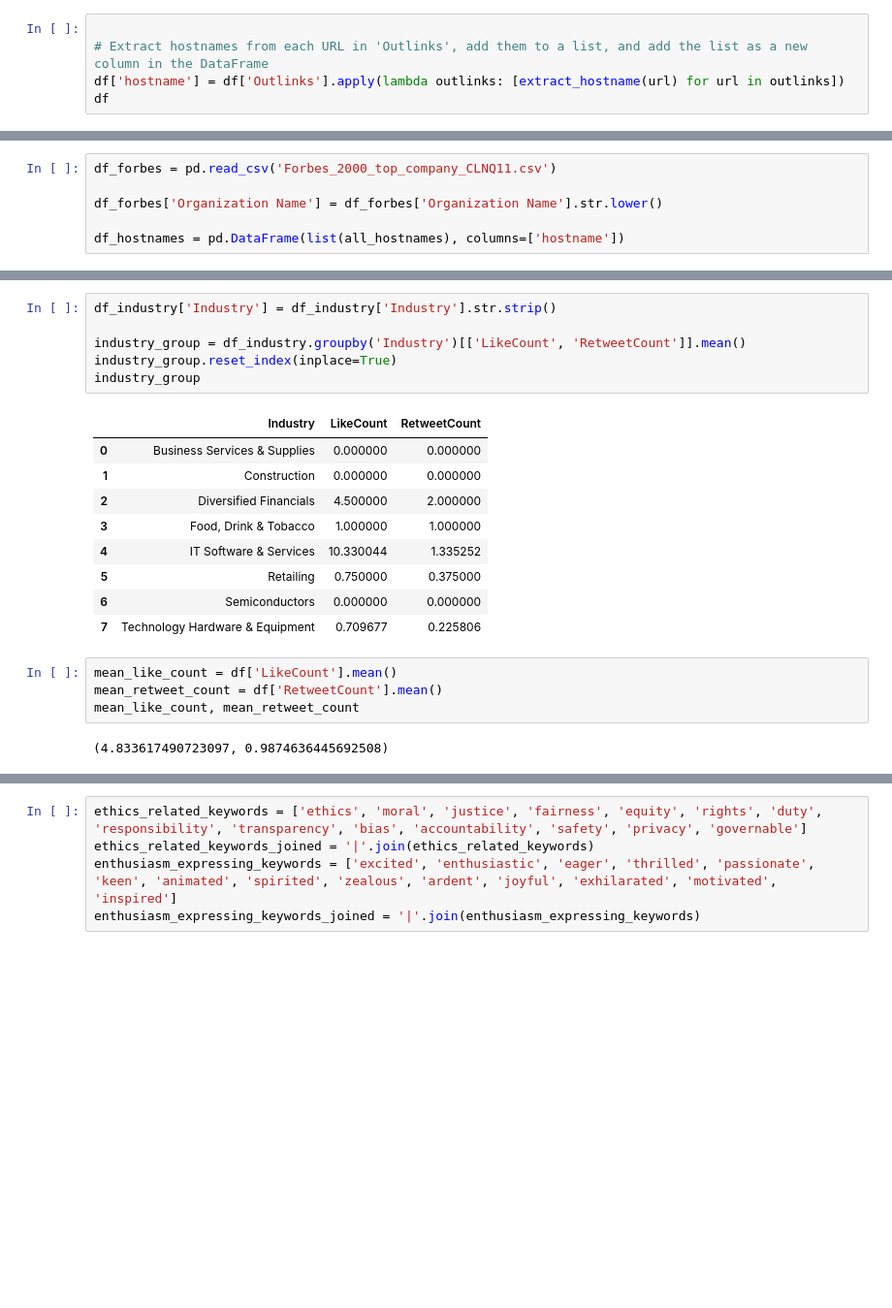
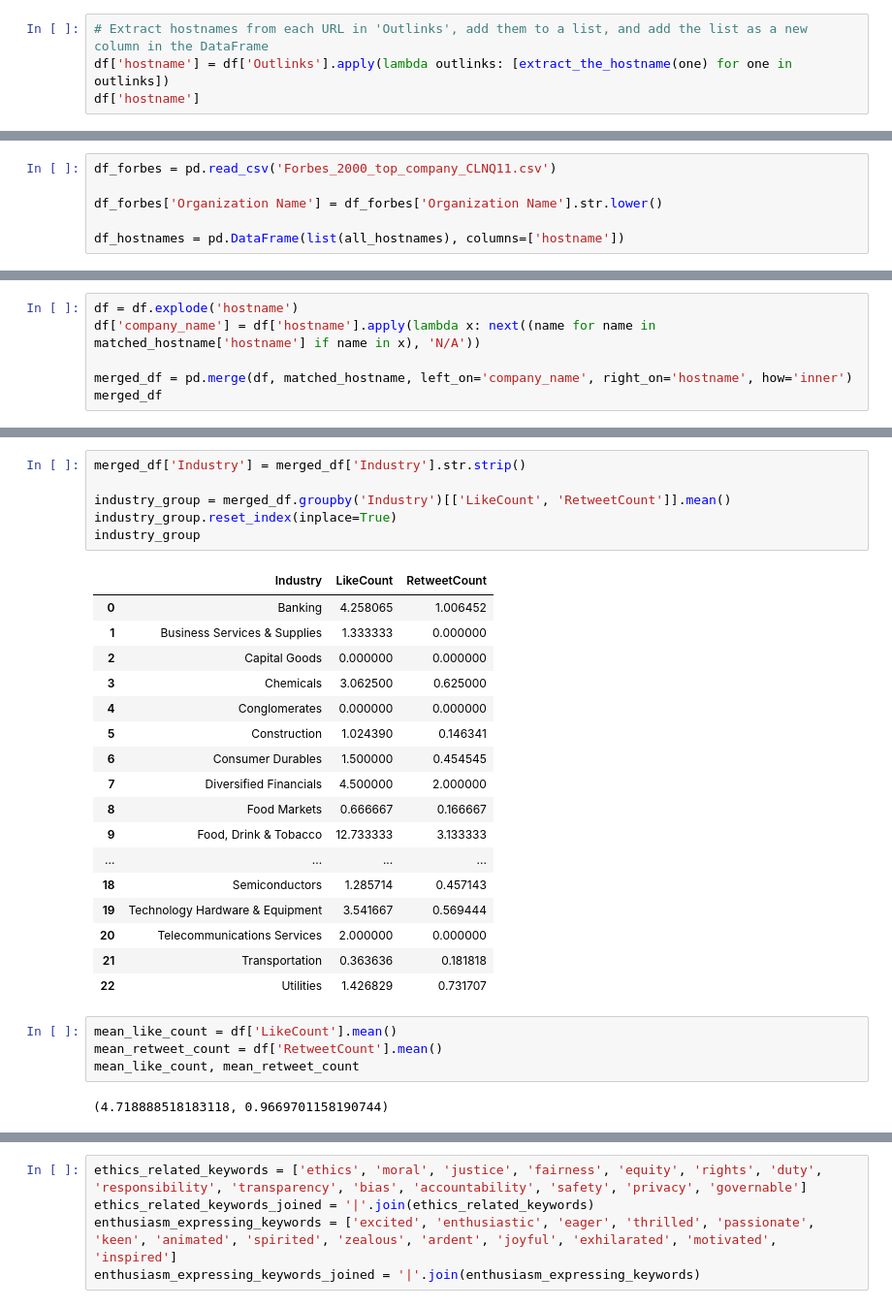
Before and after one commit to hanlily666/2023Fall_Projects, a Jupyter notebook: han_ruixin_final_project.ipynb, the cells around one changed output, grey strips where cells are left out. Shown at 97% size. Drawn from its saved outputs; the diff is of its cells as text; blank space fills up the shorter version.

```diff
--- a/han_ruixin_final_project.ipynb
+++ b/han_ruixin_final_project.ipynb
@@ -65,8 +23,7 @@ df = df.dropna(subset=['Outlinks'])
 # Convert 'Outlinks' from string representation of list to actual list
 df['Outlinks'] = df['Outlinks'].apply(ast.literal_eval)
 # %%
-
 # Extract hostnames from each URL in 'Outlinks', add them to a list, and add the list as a new column in the DataFrame
-df['hostname'] = df['Outlinks'].apply(lambda outlinks: [extract_hostname(url) for url in outlinks])
-df
+df['hostname'] = df['Outlinks'].apply(lambda outlinks: [extract_the_hostname(one) for one in outlinks])
+df['hostname']
 # %% [output]
@@ -161,0 +94,6 @@ df_industry
+# %%
+df = df.explode('hostname')
+df['company_name'] = df['hostname'].apply(lambda x: next((name for name in matched_hostname['hostname'] if name in x), 'N/A'))
+
+merged_df = pd.merge(df, matched_hostname, left_on='company_name', right_on='hostname', how='inner')
+merged_df
@@ -177,22 +126,30 @@ plt.show()
 # %%
-df_industry['Industry'] = df_industry['Industry'].str.strip()
+merged_df['Industry'] = merged_df['Industry'].str.strip()
 
-industry_group = df_industry.groupby('Industry')[['LikeCount', 'RetweetCount']].mean()
+industry_group = merged_df.groupby('Industry')[['LikeCount', 'RetweetCount']].mean()
 industry_group.reset_index(inplace=True)
 industry_group
 # %% [output]
 |  | Industry | LikeCount | RetweetCount |
-| 0 | Business Services & Supplies | 0.000000 | 0.000000 |
-| 1 | Construction | 0.000000 | 0.000000 |
-| 2 | Diversified Financials | 4.500000 | 2.000000 |
-| 3 | Food, Drink & Tobacco | 1.000000 | 1.000000 |
-| 4 | IT Software & Services | 10.330044 | 1.335252 |
-| 5 | Retailing | 0.750000 | 0.375000 |
-| 6 | Semiconductors | 0.000000 | 0.000000 |
-| 7 | Technology Hardware & Equipment | 0.709677 | 0.225806 |
+| 0 | Banking | 4.258065 | 1.006452 |
+| 1 | Business Services & Supplies | 1.333333 | 0.000000 |
+| 2 | Capital Goods | 0.000000 | 0.000000 |
+| 3 | Chemicals | 3.062500 | 0.625000 |
+| 4 | Conglomerates | 0.000000 | 0.000000 |
+| 5 | Construction | 1.024390 | 0.146341 |
+| 6 | Consumer Durables | 1.500000 | 0.454545 |
+| 7 | Diversified Financials | 4.500000 | 2.000000 |
+| 8 | Food Markets | 0.666667 | 0.166667 |
+| 9 | Food, Drink & Tobacco | 12.733333 | 3.133333 |
+| ... | ... | ... | ... |
+| 18 | Semiconductors | 1.285714 | 0.457143 |
+| 19 | Technology Hardware & Equipment | 3.541667 | 0.569444 |
+| 20 | Telecommunications Services | 2.000000 | 0.000000 |
+| 21 | Transportation | 0.363636 | 0.181818 |
+| 22 | Utilities | 1.426829 | 0.731707 |
 # %%
 mean_like_count = df['LikeCount'].mean()
 mean_retweet_count = df['RetweetCount'].mean()
 mean_like_count, mean_retweet_count
 # %% [output]
-(4.833617490723097, 0.9874636445692508)
+(4.718888518183118, 0.9669701158190744)
```
Also changed, not shown: parts of 34 cells of this notebook, 7 other files.
